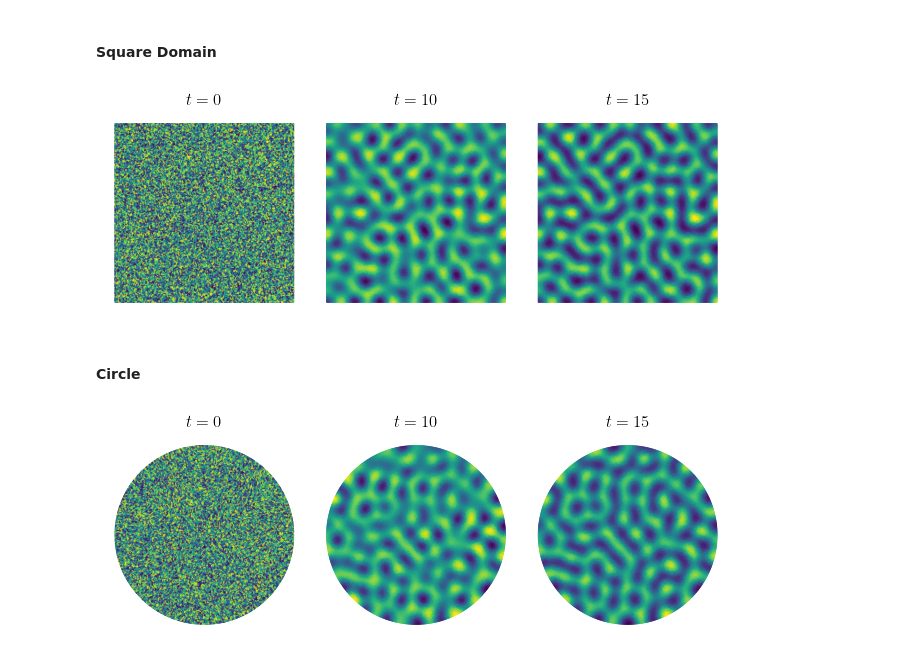
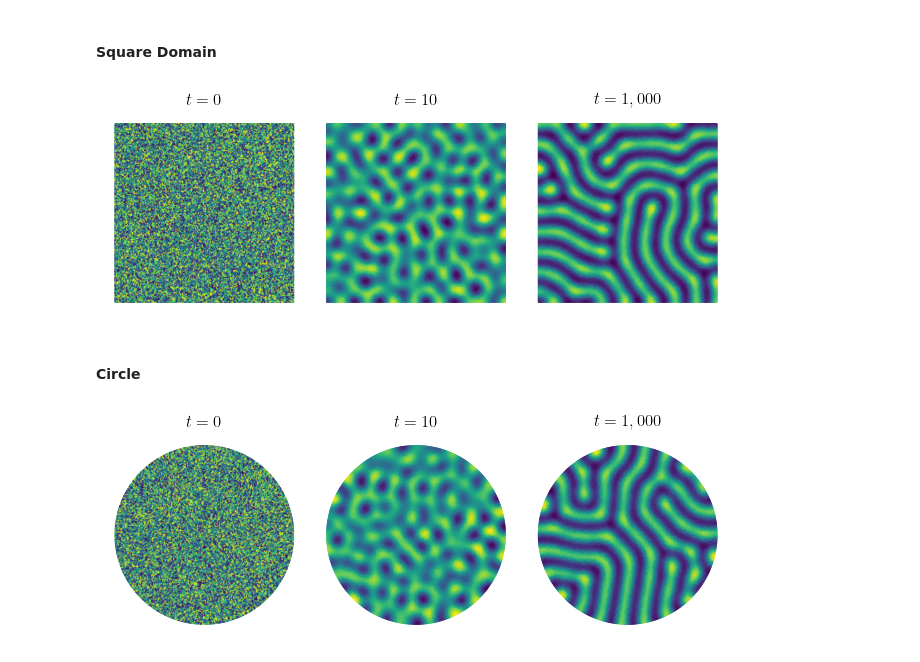
Before and after one commit to GavinEngelstad/Reaction-Diffusion-FEM, a Jupyter notebook: notebooks/initial_solutions.ipynb, the cells around one changed output. Drawn from its saved outputs; the diff is of its cells as text; code cells hidden in the pictures.

```diff
--- a/notebooks/initial_solutions.ipynb
+++ b/notebooks/initial_solutions.ipynb
@@ -46,7 +46,6 @@ n_pts = len(pts)
 
 ## solve the system
 u0 = np.random.uniform(-1, 1, (n_pts, N))
-u = solve_fem(r, gamma, tmax, dt, u0, damp_mat, stiff_mat)
 
 ## plot it
 fig, axs = plt.subplots(1, 3)
@@ -61,39 +60,41 @@ axs[0].set_title('$t = 0$')
 axs[0].tripcolor(
         pts[:, 0],
         pts[:, 1],
-        u[0, :, 0],
+        u0[:, 0],
         triangles=tris,
         shading='gouraud',
     )
 
 # t = 10
+u = solve_fem(r, gamma, 10, dt, u0, damp_mat, stiff_mat)
 axs[1].set_title('$t = 10$')
 axs[1].tripcolor(
         pts[:, 0],
         pts[:, 1],
-        u[int(np.ceil(10 / dt)), :, 0],
+        u[:, 0],
         triangles=tris,
         shading='gouraud',
     )
 
 # t = 1000
+u = solve_fem(r, gamma, tmax, dt, u0, damp_mat, stiff_mat)
 axs[2].set_title(f'$t = {tmax:,}$')
 axs[2].tripcolor(
         pts[:, 0],
         pts[:, 1],
-        u[-1, :, 0],
+        u[:, 0],
         triangles=tris,
         shading='gouraud',
     )
 
 ## final things
 fig.tight_layout()
 if SAVE: fig.savefig(ROOT + 'paper/figures/square_ts.pdf', bbox_inches='tight')
 
 ## memory
 del pts, tris, n_pts, stiff_mat, damp_mat, u0, u, fig, axs
 # %% [output]
-[figure, old version]
+[figure, new version]
 # %% [markdown]
 #### Circle
 # %%
@@ -104,7 +105,6 @@ n_pts = len(pts)
 
 ## solve the system
 u0 = np.random.uniform(-1, 1, (n_pts, N))
-u = solve_fem(r, gamma, tmax, dt, u0, damp_mat, stiff_mat)
 
 ## plot it
 fig, axs = plt.subplots(1, 3)
@@ -119,27 +119,29 @@ axs[0].set_title('$t = 0$')
 axs[0].tripcolor(
         pts[:, 0],
         pts[:, 1],
-        u[0, :, 0],
+        u0[:, 0],
         triangles=tris,
         shading='gouraud',
     )
 
 # t = 10
+u = solve_fem(r, gamma, 10, dt, u0, damp_mat, stiff_mat)
 axs[1].set_title('$t = 10$')
 axs[1].tripcolor(
         pts[:, 0],
         pts[:, 1],
-        u[int(np.ceil(10 / dt)), :, 0],
+        u[:, 0],
         triangles=tris,
         shading='gouraud',
     )
 
 # t = 1000
+u = solve_fem(r, gamma, tmax, dt, u0, damp_mat, stiff_mat)
 axs[2].set_title(f'$t = {tmax:,}$')
 axs[2].tripcolor(
         pts[:, 0],
         pts[:, 1],
-        u[-1, :, 0],
+        u[:, 0],
         triangles=tris,
         shading='gouraud',
     )
@@ -151,4 +153,4 @@ if SAVE: fig.savefig(ROOT + 'paper/figures/circle_ts.pdf', bbox_inches='tight')
 ## memory
 del pts, tris, n_pts, stiff_mat, damp_mat, u0, u, fig, axs
 # %% [output]
-[figure, old version]
+[figure, new version]
```
Also changed, not shown: 4 other files.
